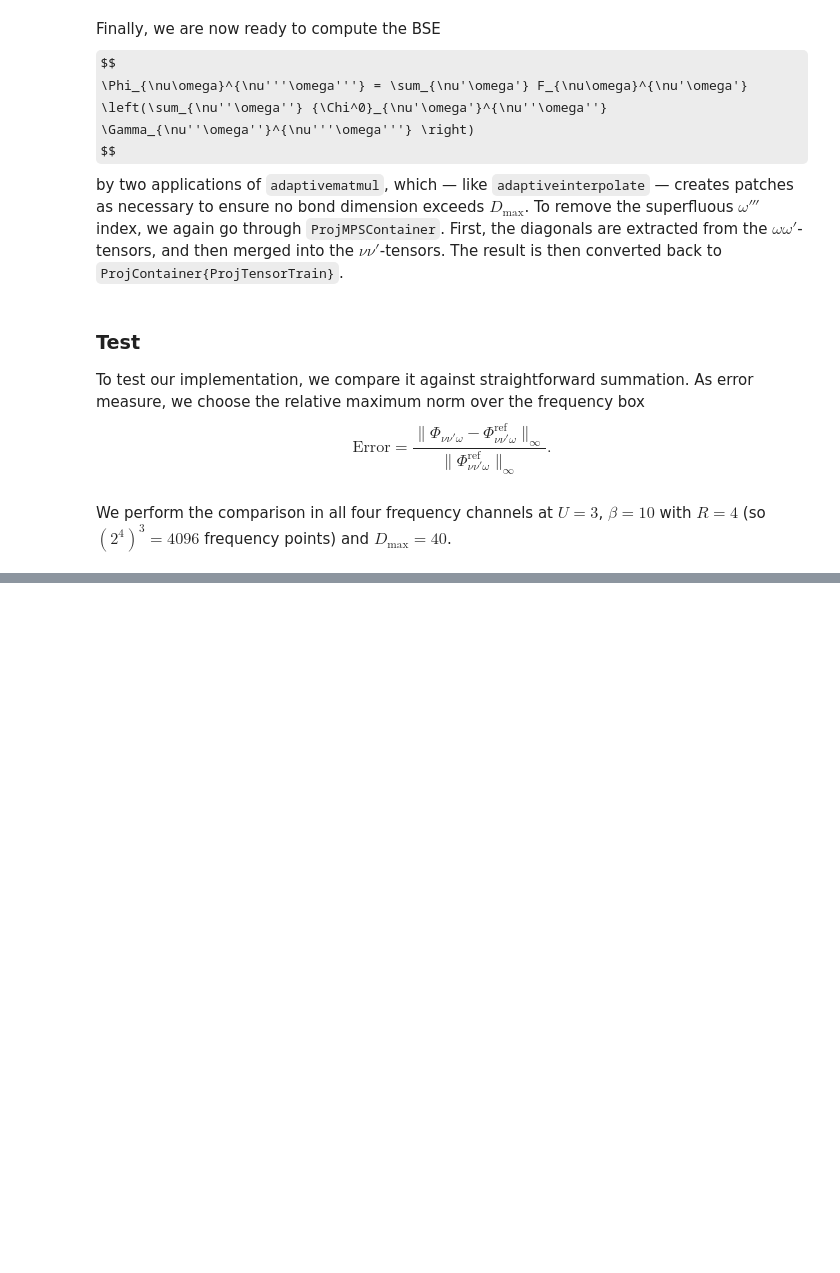
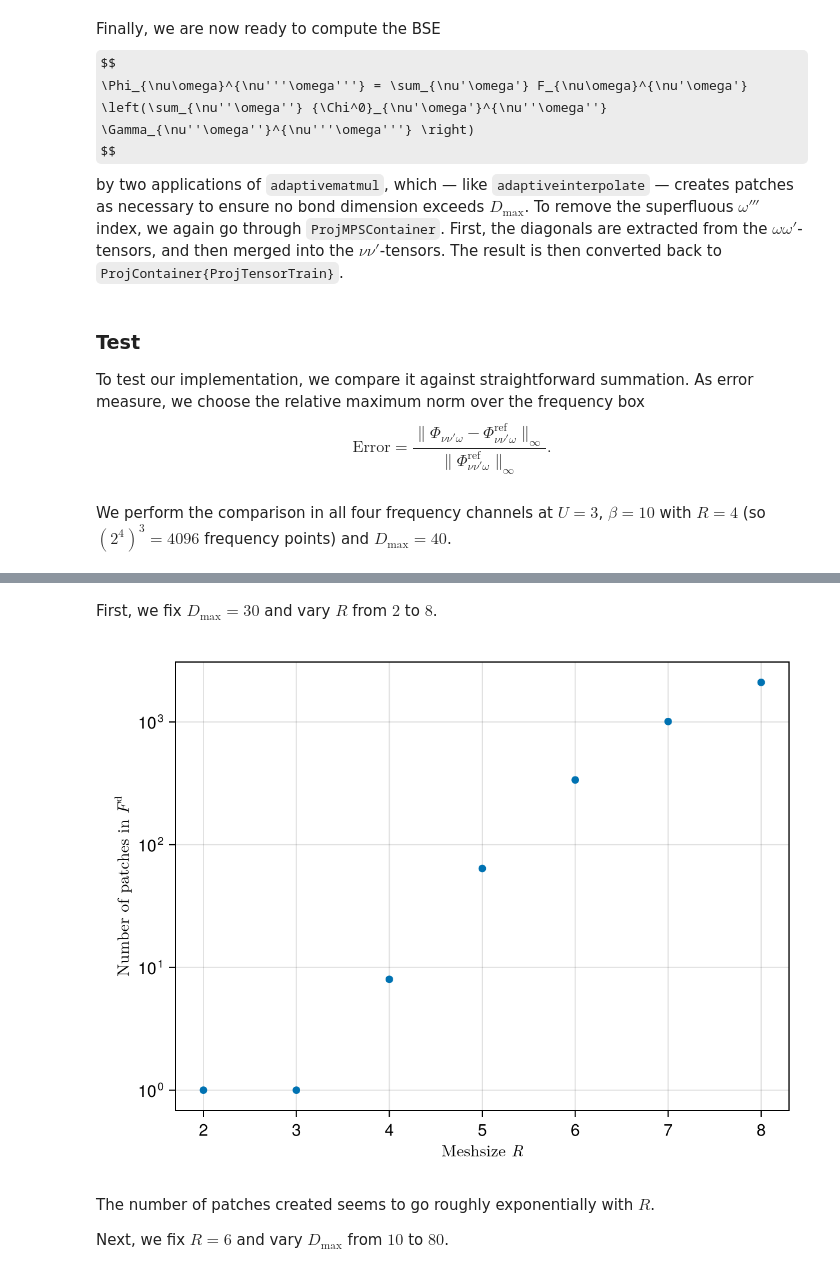
Before and after one commit to tensor4all/TCIAlgorithms.jl, a Jupyter notebook: notebooks/bse_3d.ipynb, the cells around one changed output, grey strips where cells are left out. Saved outputs shown, nothing was run; the diff lists cells and outputs as text; code cells hidden in the pictures; some formulas as TeX source; blank space fills up the shorter version.

Commit message:
plots

```diff
--- a/notebooks/bse_3d.ipynb
+++ b/notebooks/bse_3d.ipynb
@@ -343,0 +350,34 @@ using CairoMakie
+# %%
+function numpatches(R, maxbonddim)
+    grid, sites = setup(R)
+
+    U = 1.0
+    beta = 1.3
+    ch = DensityChannel()
+    _, quanticsfuncs = makeverts(U, beta, ch, grid)
+
+    localdims = dim.(sites.sitesfused)
+    projectable_full = TCIA.makeprojectable(Float64, quanticsfuncs.fI_full, localdims)
+
+    initialpivots = [QG.origcoord_to_quantics(grid, 0)]
+    full_patches = TCIA.adaptiveinterpolate(projectable_full; maxbonddim, initialpivots)
+
+    sitedims = [dim.(s) for s in sites.sitesfused]
+    full_patches = reshape(full_patches, sitedims)
+    return length(full_patches.data)
+end;
+# %% [markdown]
+First, we fix $D_\mathrm{max} = 30$ and vary $R$ from $2$ to $8$.
+# %%
+Rs = 2:8
+R_npatches = numpatches.(Rs, 30);
+# %%
+xlabel = L"Meshsize $R$"
+ylabel = L"Number of patches in $F^{\mathrm{d}}$"
+scatter(Rs, R_npatches, axis=(; xlabel, ylabel, yscale=log10))
+# %% [output]
+[figure, added]
+# %% [markdown]
+The number of patches created seems to go roughly exponentially with $R$.
+
+Next, we fix $R = 6$ and vary $D_\mathrm{max}$ from $10$ to $80$.
```
Also changed, not shown: parts of 7 cells of this notebook.
